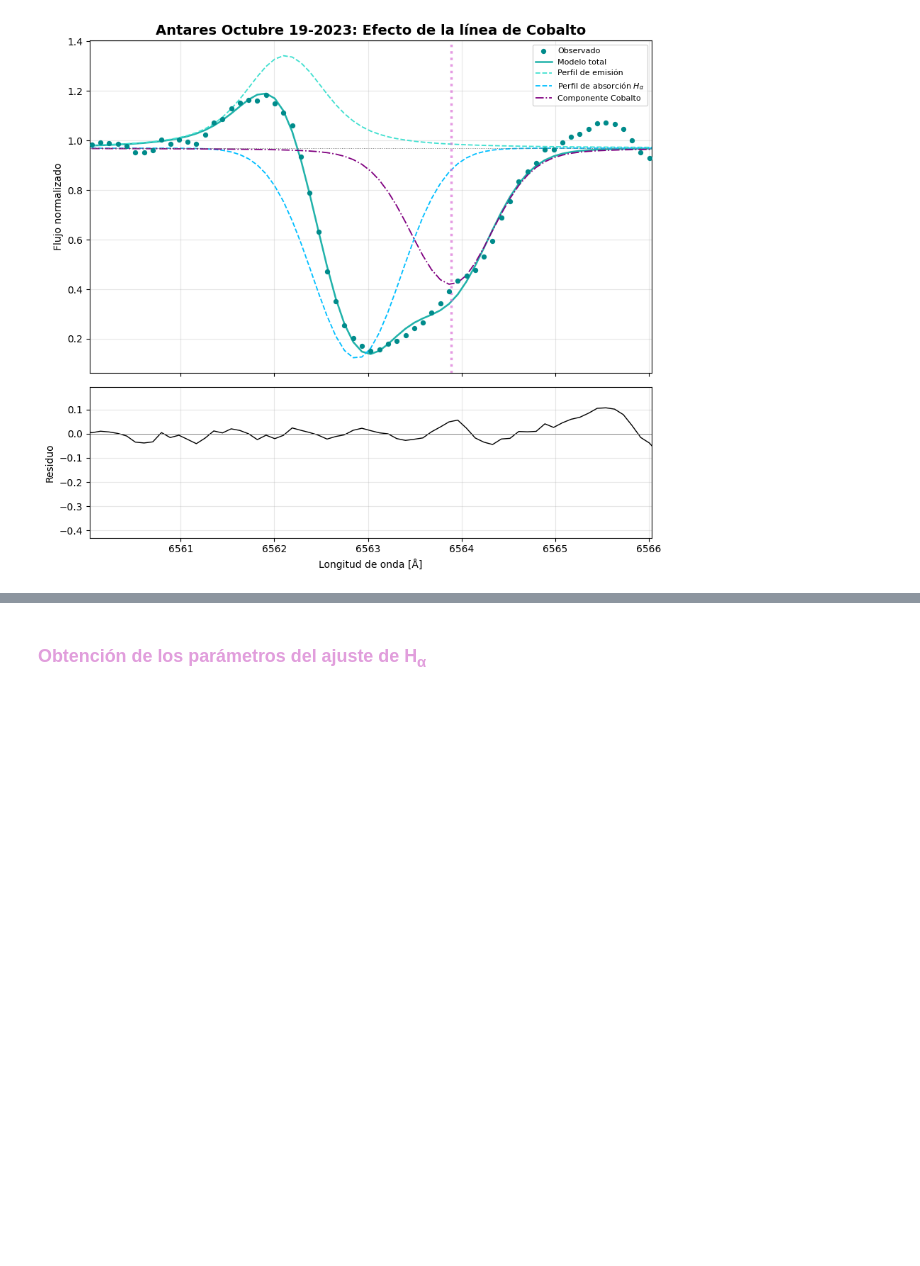
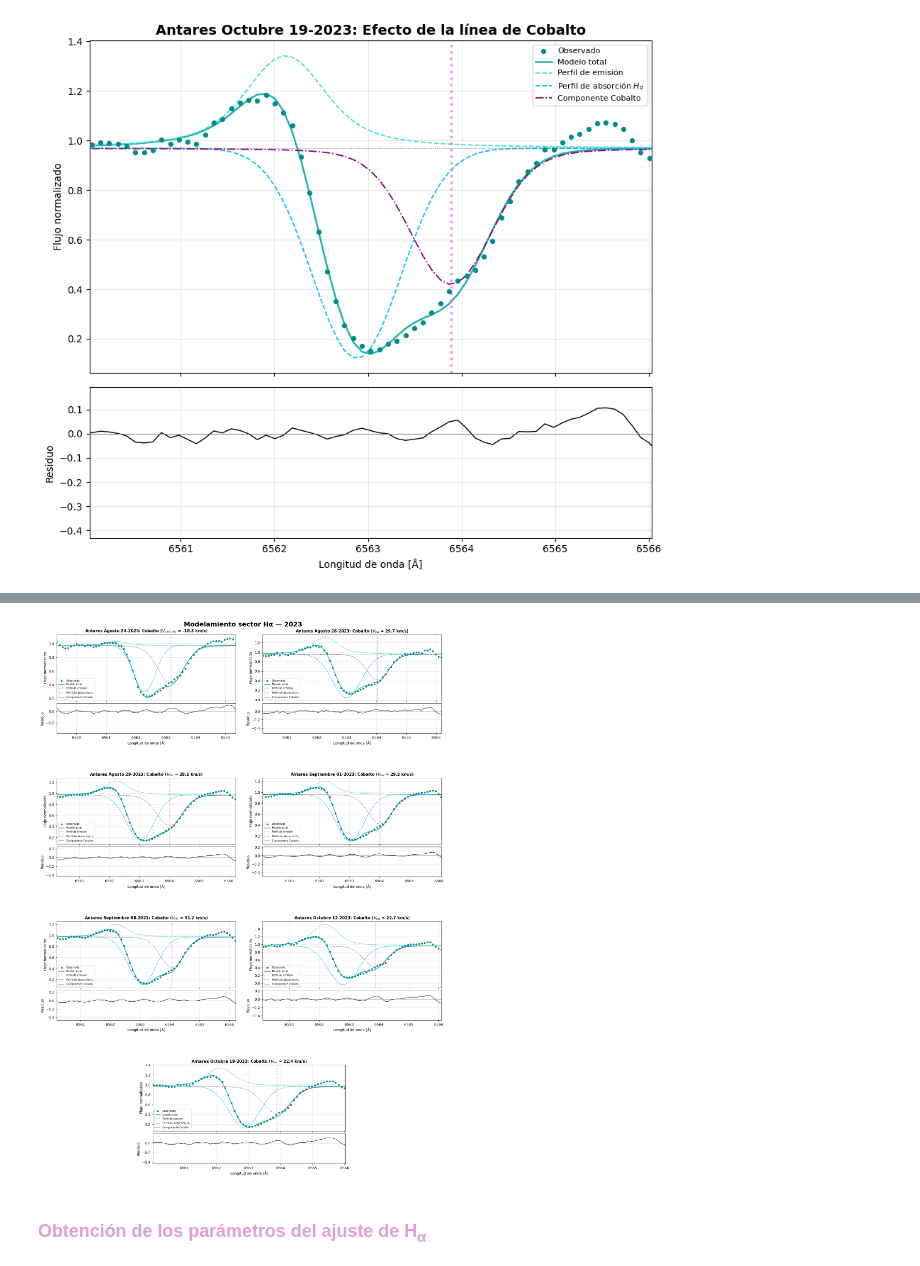
Before and after one commit to JessiDaniL/Tesis, a Jupyter notebook: Datos ESPARTACO/analisis_halpha_antares_ESPARTACO2_2023.ipynb, the cells around one changed output, grey strips where cells are left out. Saved outputs shown, nothing was run; the diff lists cells and outputs as text; code cells hidden in the pictures; blank space fills up the shorter version.

```diff
--- a/Datos ESPARTACO/analisis_halpha_antares_ESPARTACO2_2023.ipynb
+++ b/Datos ESPARTACO/analisis_halpha_antares_ESPARTACO2_2023.ipynb
@@ -750,0 +890,89 @@ Agosto 29-2023 → búsqueda multisemilla
+# %%
+centro_lab_cobalto = 6563.397  # Å
+
+resultados = {}
+velocidades_ajustadas = {}
+visualizaciones_por_anio = {}
+
+for meta in archivos:
+
+    fecha_str = meta["fecha"]
+    df = meta["datos"]
+    anio = fecha_str[-4:]
+
+    v_halpha = meta.get("velocidad_metalica")
+    if v_halpha is None:
+        continue
+
+    err_halpha = meta.get("incertidumbre_v", 3.0)
+    vecinos = meta.get("ventana_vecinos", 2)
+
+    lineas_halpha = [{
+        "nombre": "Cobalto",
+        "centro": centro_lab_cobalto,
+        "ion": "Co I",
+        "velocidad": v_halpha,
+        "incertidumbre_v": err_halpha,
+        "prof_ref": (0.55, 0.63),
+        "t_ref": (3500, 4250),
+    }]
+
+    try:
+        if meta.get("buscar_velocidad", False):
+
+            print(fecha_str, "→ búsqueda multisemilla")
+            res, lineas_halpha, v_fit = ajuste_multisemilla( df, meta["centro_aprox"], lineas_halpha[0],
+                semillas=meta.get("semillas", range(20, 30, 2)), margen=err_halpha,ventana_vecinos=vecinos,)
+
+            velocidades_ajustadas[fecha_str] = v_fit
+
+            print(f"  Desfase Co = {v_fit:.2f} km/s")
+
+            v_titulo = v_fit
+        else:
+            res = fit_y_decomposicion(df, meta["centro_aprox"], "Longitud onda", "Flujo Normalizado",
+                                     lineas_metalicas=lineas_halpha, teff=3660, ventana_vecinos=vecinos,)
+
+            v_titulo = v_halpha
+
+    except Exception as e:
+        print(f"{fecha_str}: falló el ajuste ({e})")
+        continue
+
+    # Etiqueta según el marco de referencia
+
+    if meta.get("marco", "Tierra") == "Estrella":
+
+        # Velocidad desfasada
+
+        etiqueta_v = r"V_{\mathrm{desf},\,H\alpha}"
+
+    else:
+        # Marco de la Tierra
+
+        etiqueta_v = r"V_{H\alpha}"
+
+    titulo = (
+        f"Antares {fecha_str}: Cobalto "
+        f"(${etiqueta_v}$ = {v_titulo:.1f} km/s)"
+    )
+
+    resultados[fecha_str] = res
+
+    visualizaciones_por_anio.setdefault(anio, {})
+    visualizaciones_por_anio[anio][fecha_str] = {
+        "Hα": {
+            "res": res,
+            "lineas": lineas_halpha,
+            "titulo": titulo,
+            "rango_x": (meta["centro_aprox"] - 3, meta["centro_aprox"] + 3),
+        }
+    }
+
+
+carpeta_salida = r"Graficas 2023\Modelamiento"
+
+for anio, datos_anio in visualizaciones_por_anio.items():
+    generar_figuras_anio(anio, datos_anio, carpeta_salida=carpeta_salida,
+                         n_columnas=2, max_filas=4)
+# %% [output]
@@ -751,3 +996,4 @@ Agosto 29-2023 → búsqueda multisemilla
+[figure, added]
 # %% [markdown]
 <h3 style="color: #e19edc;"> Obtención de los parámetros del ajuste de H<sub>&alpha;</sub></h3>
 # %%
```
Also changed, not shown: parts of 8 cells of this notebook, 4 other files.
